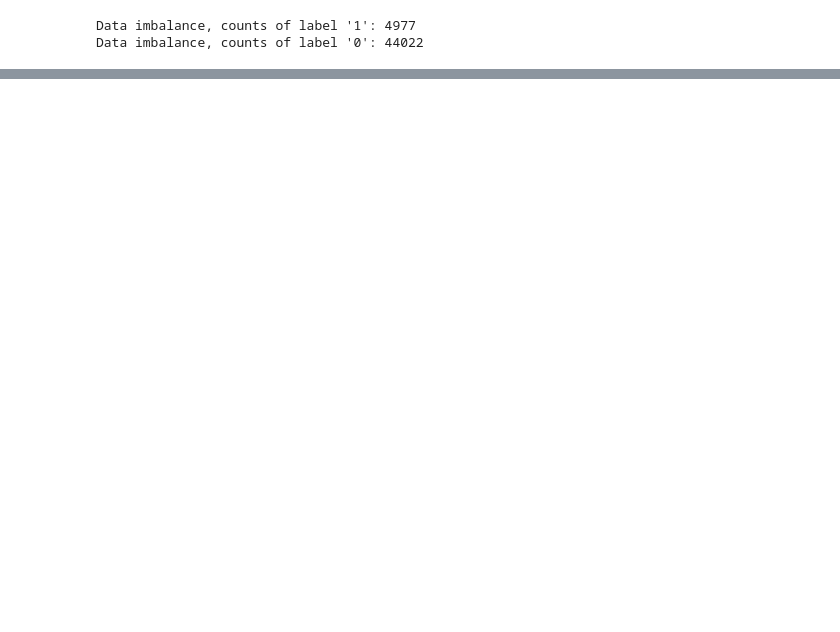
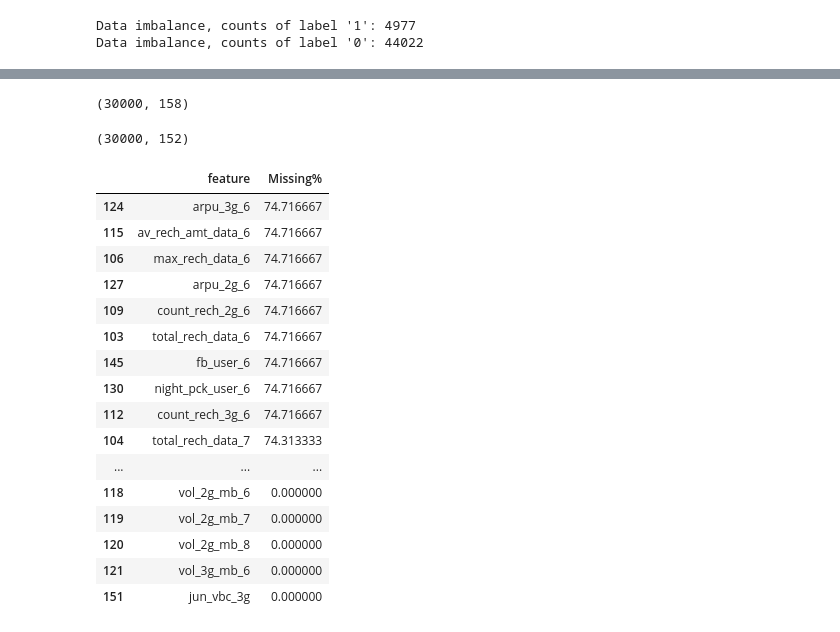
Before and after one commit to sivaprasadt246/Telecom-Churn-Case-Study, a Jupyter notebook: Telecom_Churn_Case_Study.ipynb, the cells around one changed output, grey strips where cells are left out. Cells and saved outputs as stored; diff of their text form; code cells hidden in the pictures; blank space fills up the shorter version.

```diff
--- a/Telecom_Churn_Case_Study.ipynb
+++ b/Telecom_Churn_Case_Study.ipynb
@@ -325,0 +583,5 @@ print(accuracy_score(y_test, predictions))
+# %%
+test_data = pd.read_csv("test.csv")
+
+print('Dataframe Shape: ', test_data.shape); print('-'*80, '\n');
+test_data.head(5)
@@ -325,0 +597,33 @@ print(accuracy_score(y_test, predictions))
+# %%
+drop_no_varience_columns = list(data_unique_count_is_one.index)
+test_data.drop(drop_no_varience_columns, axis=1, inplace=True)
+
+test_data.shape
+# %% [output]
+(30000, 158)
+# %%
+test_data.drop(date_vars, axis=1, inplace=True)
+test_data.shape
+# %% [output]
+(30000, 152)
+# %%
+missing_values = pd.DataFrame((test_data.isnull().sum()/len(test_data))*100).reset_index().rename(columns = {'index': 'feature', 0: 'Missing%'}).sort_values('Missing%',ascending = False)
+missing_values
+# %% [output]
+|  | feature | Missing% |
+| 124 | arpu_3g_6 | 74.716667 |
+| 115 | av_rech_amt_data_6 | 74.716667 |
+| 106 | max_rech_data_6 | 74.716667 |
+| 127 | arpu_2g_6 | 74.716667 |
+| 109 | count_rech_2g_6 | 74.716667 |
+| 103 | total_rech_data_6 | 74.716667 |
+| 145 | fb_user_6 | 74.716667 |
+| 130 | night_pck_user_6 | 74.716667 |
+| 112 | count_rech_3g_6 | 74.716667 |
+| 104 | total_rech_data_7 | 74.313333 |
+| ... | ... | ... |
+| 118 | vol_2g_mb_6 | 0.000000 |
+| 119 | vol_2g_mb_7 | 0.000000 |
+| 120 | vol_2g_mb_8 | 0.000000 |
+| 121 | vol_3g_mb_6 | 0.000000 |
+| 151 | jun_vbc_3g | 0.000000 |
```
Also changed, not shown: parts of 56 cells of this notebook.
